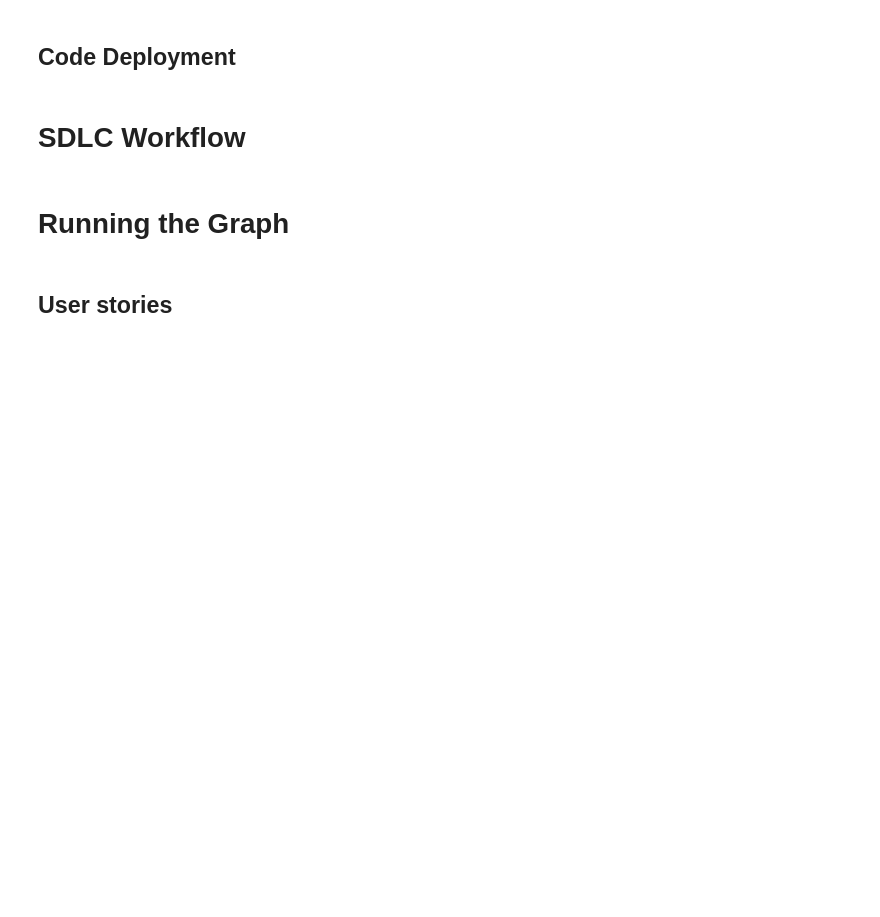
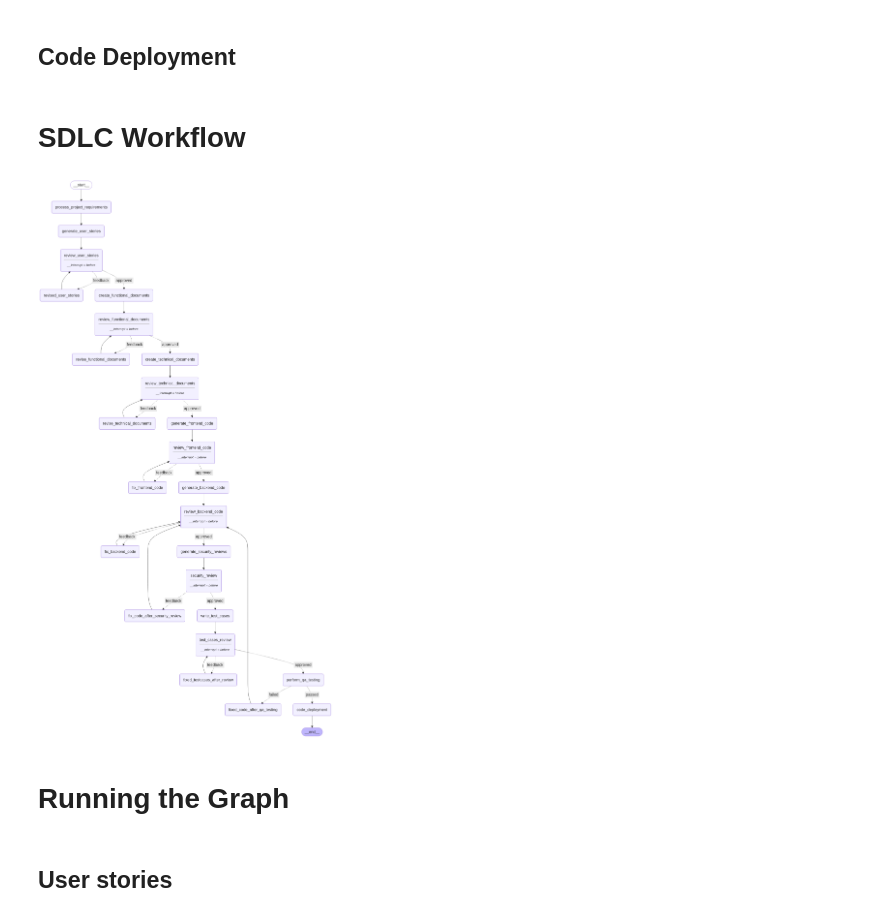
Before and after one commit to utkarsTransorg/pg, a Jupyter notebook: notebooks/SDLC-Copilot-with-prompts.ipynb, the cells around one changed output. Drawn from its saved outputs; the diff is of its cells as text; code cells hidden in the pictures; blank space fills up the shorter version.

```diff
--- a/notebooks/SDLC-Copilot-with-prompts.ipynb
+++ b/notebooks/SDLC-Copilot-with-prompts.ipynb
@@ -754,3 +850,14 @@ def revised_technical_document_from_llm(technical_document, user_feedback):
+# %%
+llm = ChatGoogleGenerativeAI(model="gemini-2.0-flash", temperature=0, max_tokens=None, timeout=None,  max_retries=2)
+
+def generate_security_reviews_from_llm(backend_code):
+    user_query =  f"Create a user stories for the this project backend code: {backend_code}"
+    chain = json_prompt_template | llm  | json_output_parser
+    response = chain.invoke({"system_prompt" : security_reviews_system_prompt, "human_query" : user_query})
+    return response
+
+# response = generate_security_reviews_from_llm(backend_code)
+# response
 # %% [markdown]
 # Nodes Definition
 # %% [markdown]
@@ -1074,23 +1181,13 @@ def fix_backend_code(state : SDLCState) -> SDLCState:
 # %% [markdown]
 ## Security Review
 # %%
-def generate_security_reviews_from_llm(code):
-    security_reviews = [SecurityReview(
-        sec_id="SC-001",
-        review="security review",
-        file_path="backend_code.py",
-        recommendation="fix",
-        priority="high")]
-    return security_reviews
-
-
 def revised_backend_code_with_security_reviews_from_llm(code, reviews, user_feedback):
     backend_code = "print('Revised backend code with security reviews')"
     return backend_code
 # %%
-def check_code_for_security_issues(state : SDLCState) -> SDLCState:
-    print("In check_code_for_security_issues...")
-    security_reviews = generate_security_reviews_from_llm(state.backend_code)
+def generate_security_reviews(state : SDLCState) -> SDLCState:
+    print("In generate_security_reviews...")
+    security_reviews = generate_security_reviews_from_llm(backend_code)
     return {
         "security_reviews": security_reviews,
         "security_reviews_status": "pending_approval",
@@ -1325,7 +1422,7 @@ sdlc_graph.add_node("review_backend_code", review_backend_code)
 sdlc_graph.add_node("fix_backend_code", fix_backend_code)
 
 ## Security Review
-sdlc_graph.add_node("check_code_for_security_issues", check_code_for_security_issues)
+sdlc_graph.add_node("generate_security_reviews", generate_security_reviews)
 sdlc_graph.add_node("security_review", security_review)
 sdlc_graph.add_node("fix_code_after_security_review", fix_code_after_security_review)
 
@@ -1398,13 +1495,13 @@ sdlc_graph.add_conditional_edges(
     should_fix_backend_code,
     {
         "feedback" : "fix_backend_code",
-        "approved" : "check_code_for_security_issues"
+        "approved" : "generate_security_reviews"
     }
 )
 sdlc_graph.add_edge("fix_backend_code", "review_backend_code")
 
 ## Security Review
-sdlc_graph.add_edge("check_code_for_security_issues", "security_review")
+sdlc_graph.add_edge("generate_security_reviews", "security_review")
 sdlc_graph.add_conditional_edges(
     "security_review",
     should_fix_code_after_security_review,
@@ -1446,6 +1543,8 @@ sdlc_graph.add_edge("code_deployment", END)
 # Compile the graph
 sdlc_workflow = sdlc_graph.compile(checkpointer=memory, interrupt_before=["review_user_stories", "review_functional_documents", "review_technical_documents", "review_frontend_code", "review_backend_code", "security_review", "test_cases_review"])
 # %%
-# from IPython.display import Image, display
-# display(Image(sdlc_workflow.get_graph().draw_mermaid_png()))
+from IPython.display import Image, display
+display(Image(sdlc_workflow.get_graph().draw_mermaid_png()))
+# %% [output]
+[figure, added]
 # %%
```
Also changed, not shown: parts of 27 cells of this notebook, 3 other files.
